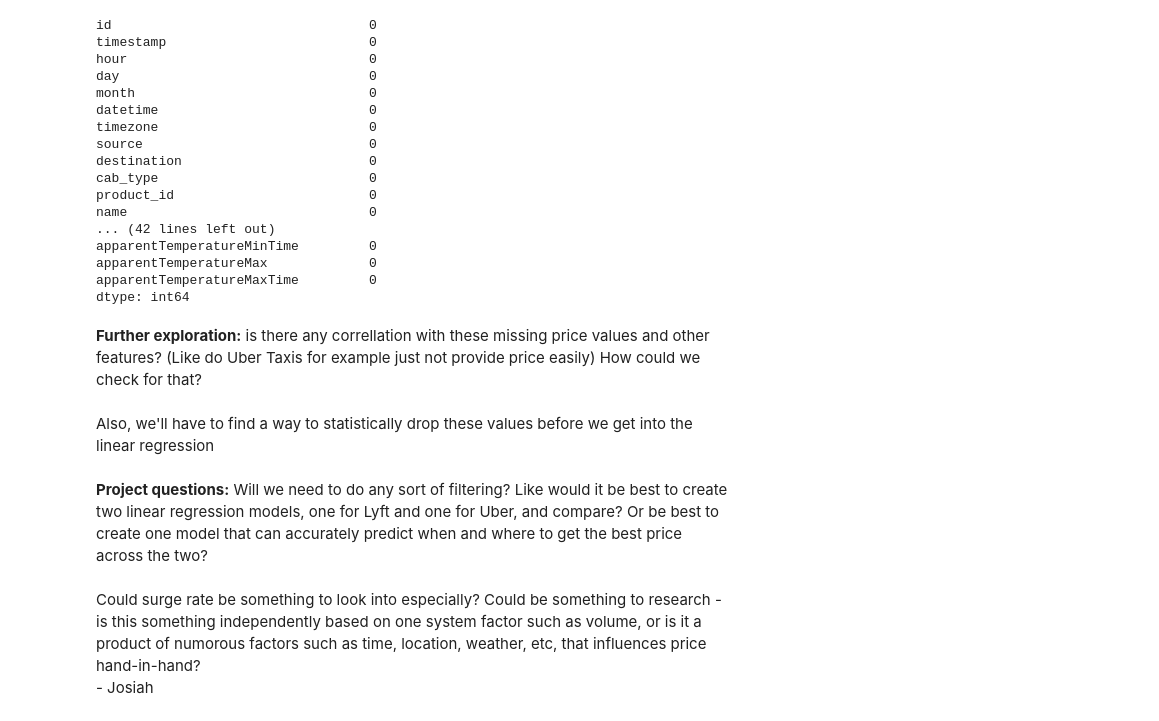
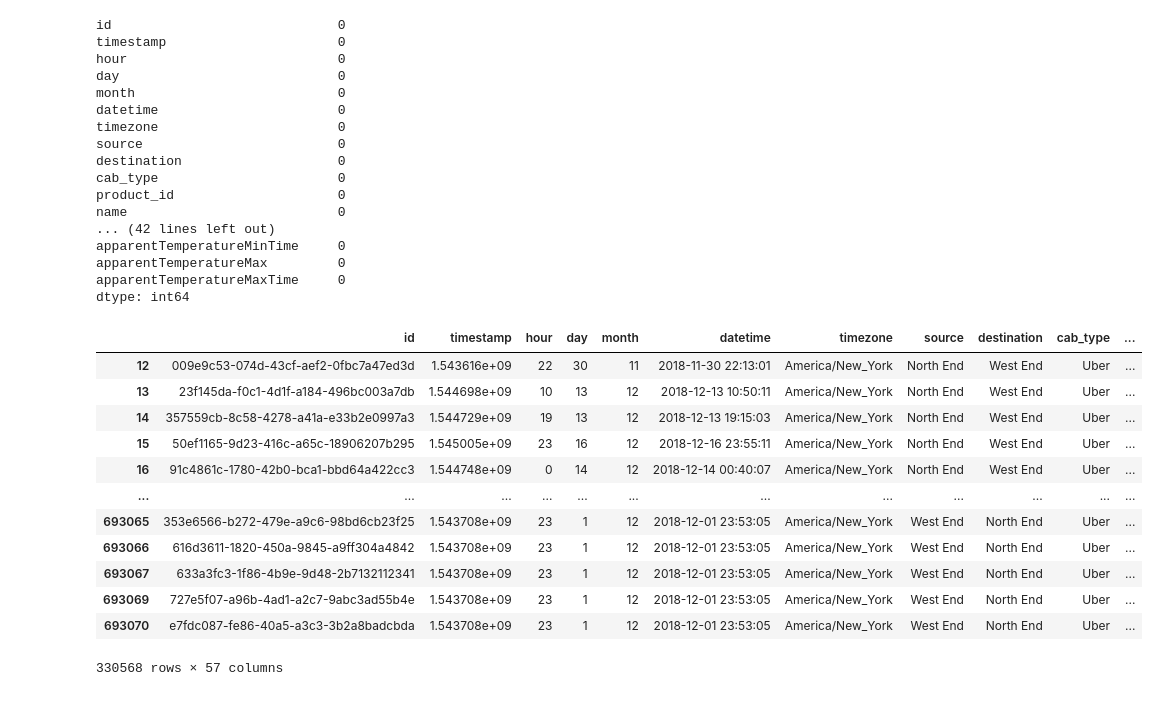
Before and after one commit to josiahtr/MISY262-Team-3-Final-Project, a Jupyter notebook: MISY262_Final_Project.ipynb, the cells around one changed output. Cells and saved outputs as stored; diff of their text form; code cells hidden in the pictures.

Commit message:
Split Dataset

```diff
--- a/MISY262_Final_Project.ipynb
+++ b/MISY262_Final_Project.ipynb
@@ -168,3 +169,6 @@ df['price'].isna().sum()
+# %%
+df = df.dropna()
+# Clean the data. The dataset contains a few unknown values.
 # %%
 df.isna().sum()
 # %% [output]
@@ -187,9 +191,19 @@ apparentTemperatureMaxTime         0
 dtype: int64
-# %% [markdown]
-**Further exploration:** is there any correllation with these missing price values and other features? (Like do Uber Taxis for example just not provide price easily) How could we check for that? <br>
-<br>
-Also, we'll have to find a way to statistically drop these values before we get into the linear regression <br>
-<br>
-**Project questions:** Will we need to do any sort of filtering? Like would it be best to create two linear regression models, one for Lyft and one for Uber, and compare? Or be best to create one model that can accurately predict when and where to get the best price across the two? <br>
-<br>
-Could surge rate be something to look into especially? Could be something to research - is this something independently based on one system factor such as volume, or is it a product of numorous factors such as time, location, weather, etc, that influences price hand-in-hand? <br> - Josiah
+# %%
+#Separating Uber and Lyft Data into two datasets
+dfU = df[df['cab_type'] == 'Uber']
+dfU
+# %% [output]
+|  | id | timestamp | hour | day | month | datetime | timezone | source | destination | cab_type | ... |
+| 12 | 009e9c53-074d-43cf-aef2-0fbc7a47ed3d | 1.543616e+09 | 22 | 30 | 11 | 2018-11-30 22:13:01 | America/New_York | North End | West End | Uber | ... |
+| 13 | 23f145da-f0c1-4d1f-a184-496bc003a7db | 1.544698e+09 | 10 | 13 | 12 | 2018-12-13 10:50:11 | America/New_York | North End | West End | Uber | ... |
+| 14 | 357559cb-8c58-4278-a41a-e33b2e0997a3 | 1.544729e+09 | 19 | 13 | 12 | 2018-12-13 19:15:03 | America/New_York | North End | West End | Uber | ... |
+| 15 | 50ef1165-9d23-416c-a65c-18906207b295 | 1.545005e+09 | 23 | 16 | 12 | 2018-12-16 23:55:11 | America/New_York | North End | West End | Uber | ... |
+| 16 | 91c4861c-1780-42b0-bca1-bbd64a422cc3 | 1.544748e+09 | 0 | 14 | 12 | 2018-12-14 00:40:07 | America/New_York | North End | West End | Uber | ... |
+| ... | ... | ... | ... | ... | ... | ... | ... | ... | ... | ... | ... |
+| 693065 | 353e6566-b272-479e-a9c6-98bd6cb23f25 | 1.543708e+09 | 23 | 1 | 12 | 2018-12-01 23:53:05 | America/New_York | West End | North End | Uber | ... |
+| 693066 | 616d3611-1820-450a-9845-a9ff304a4842 | 1.543708e+09 | 23 | 1 | 12 | 2018-12-01 23:53:05 | America/New_York | West End | North End | Uber | ... |
+| 693067 | 633a3fc3-1f86-4b9e-9d48-2b7132112341 | 1.543708e+09 | 23 | 1 | 12 | 2018-12-01 23:53:05 | America/New_York | West End | North End | Uber | ... |
+| 693069 | 727e5f07-a96b-4ad1-a2c7-9abc3ad55b4e | 1.543708e+09 | 23 | 1 | 12 | 2018-12-01 23:53:05 | America/New_York | West End | North End | Uber | ... |
+| 693070 | e7fdc087-fe86-40a5-a3c3-3b2a8badcbda | 1.543708e+09 | 23 | 1 | 12 | 2018-12-01 23:53:05 | America/New_York | West End | North End | Uber | ... |
+330568 rows × 57 columns
```
Also changed, not shown: parts of 7 cells of this notebook.
